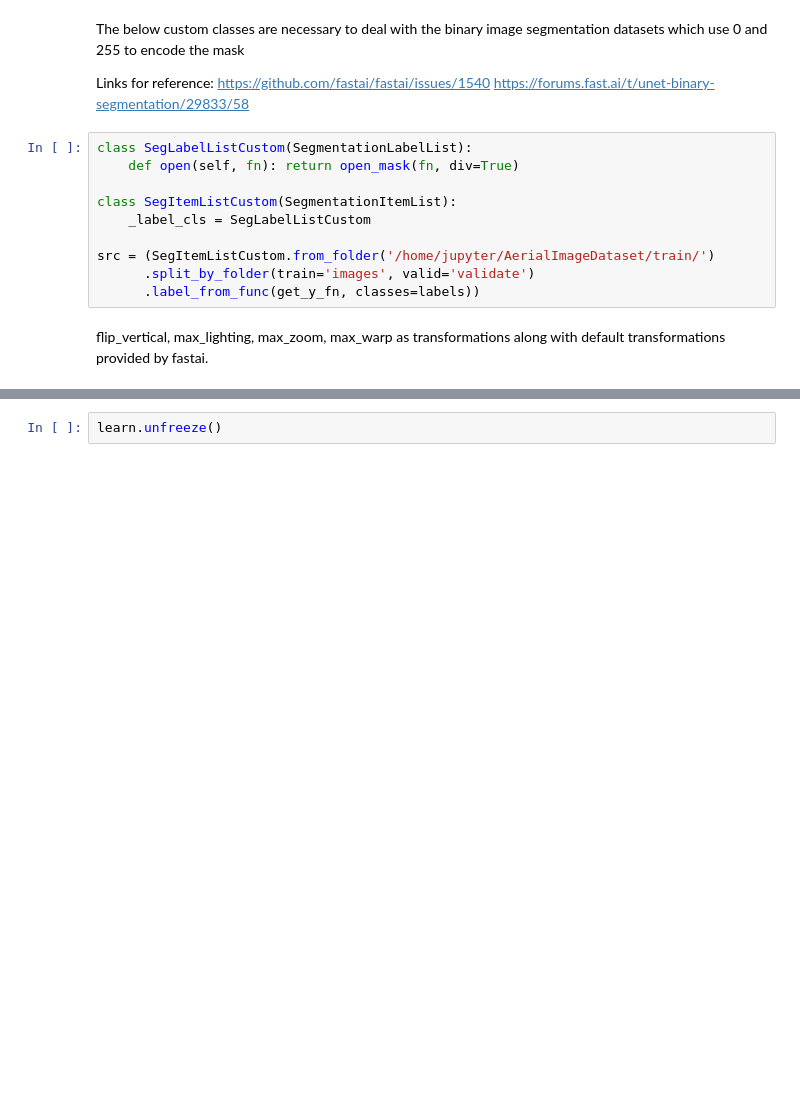
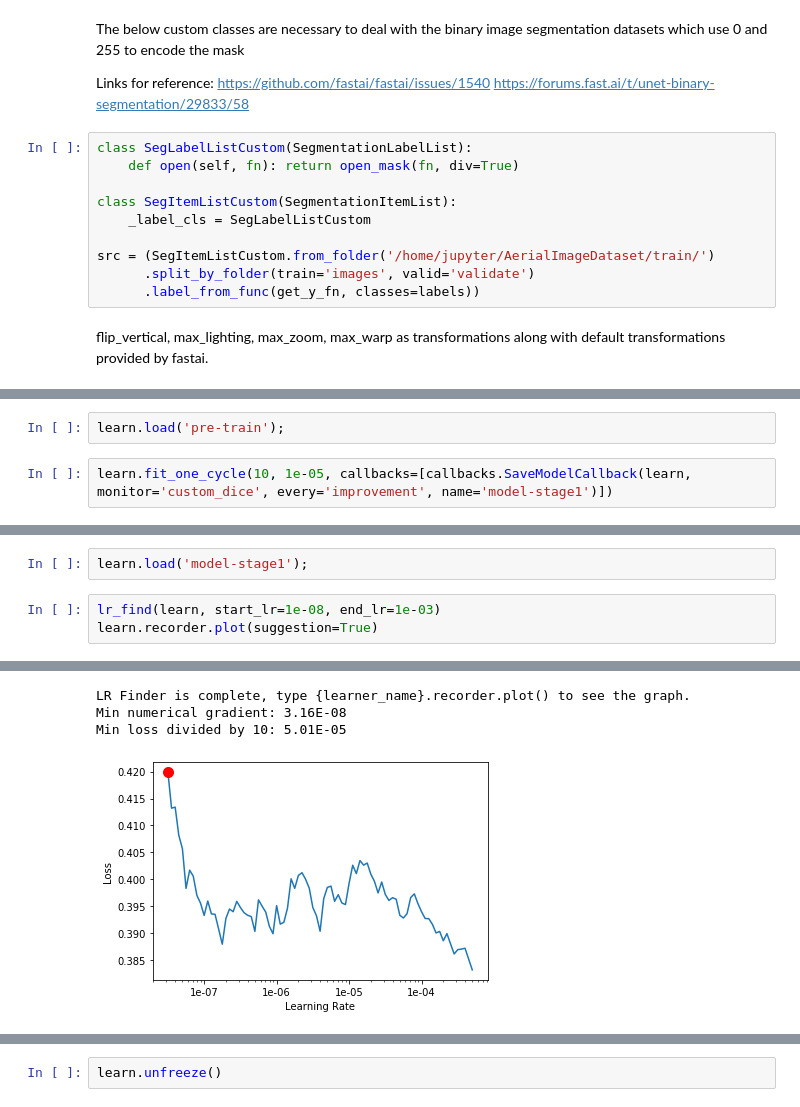
Before and after one commit to SharpestProjects/SemSegBuildings, a Jupyter notebook: SemSegBuildings/SemSegBuildings.ipynb, the cells around one changed output, grey strips where cells are left out. Drawn from its saved outputs; the diff is of its cells as text; blank space fills up the shorter version.

```diff
--- a/SemSegBuildings/SemSegBuildings.ipynb
+++ b/SemSegBuildings/SemSegBuildings.ipynb
@@ -117,0 +115,4 @@ learn.save('stage-1')
+# %%
+learn.load('pre-train');
+# %%
+learn.fit_one_cycle(10, 1e-05, callbacks=[callbacks.SaveModelCallback(learn, monitor='custom_dice', every='improvement', name='model-stage1')])
@@ -117,0 +137,6 @@ learn.save('stage-1')
+# %%
+learn.load('model-stage1');
+# %%
+lr_find(learn, start_lr=1e-08, end_lr=1e-03)
+learn.recorder.plot(suggestion=True)
+# %% [output]
@@ -117,0 +144,4 @@ learn.save('stage-1')
+LR Finder is complete, type {learner_name}.recorder.plot() to see the graph.
+Min numerical gradient: 3.16E-08
+Min loss divided by 10: 5.01E-05
+[figure, added]
```
Also changed, not shown: parts of 36 cells of this notebook, 1 other file.
